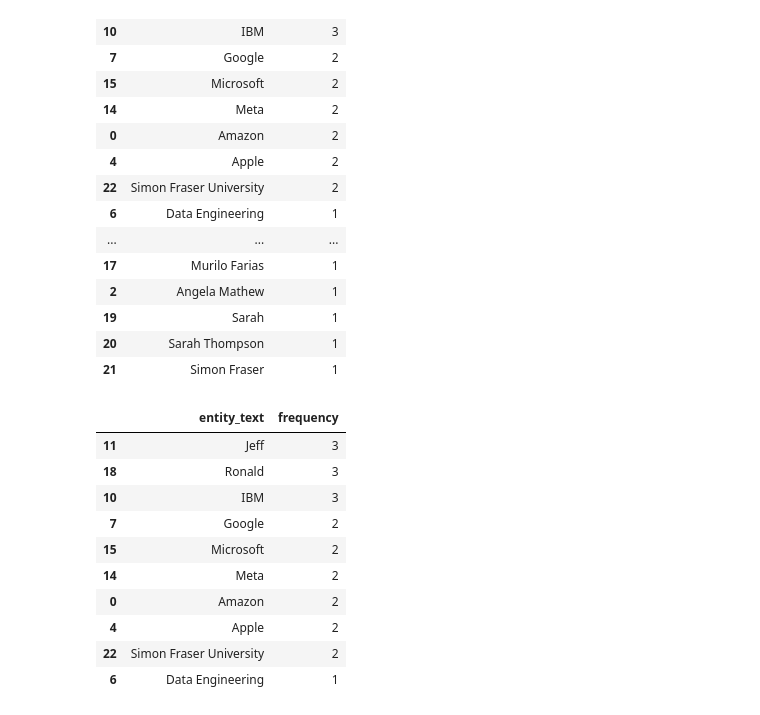
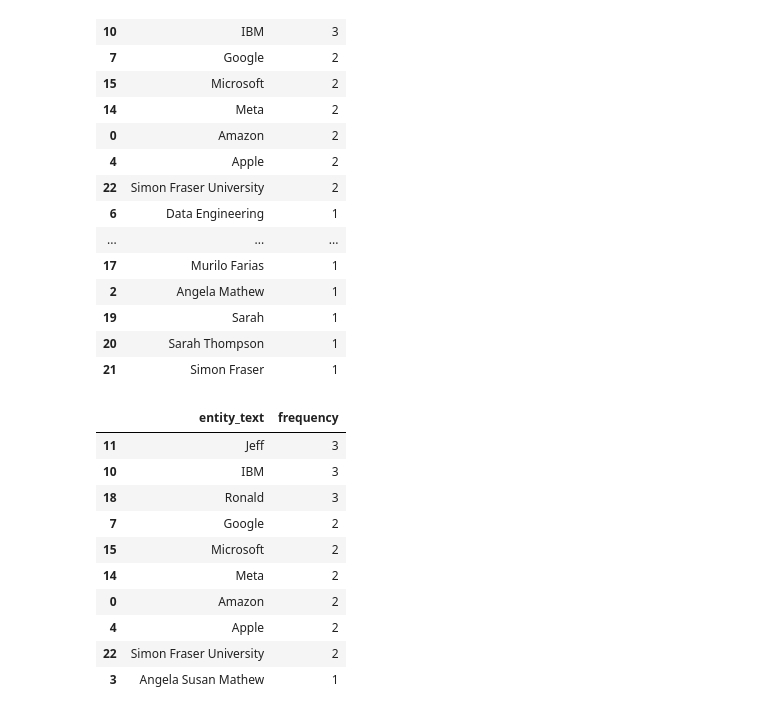
Before and after one commit to murilofarias10/Python, a Jupyter notebook: CLASSE_DEA113/exercise_.ipynb, the cells around one changed output. Drawn from its saved outputs; the diff is of its cells as text; code cells hidden in the pictures.

Commit message:
changing the way to get the top 10 frequency

```diff
--- a/CLASSE_DEA113/exercise_.ipynb
+++ b/CLASSE_DEA113/exercise_.ipynb
@@ -126,18 +126,23 @@ freq_table
 | 19 | Sarah | 1 |
 | 20 | Sarah Thompson | 1 |
 | 21 | Simon Fraser | 1 |
-# %%
-top_10 = freq_table.nlargest(10, "frequency")
-top_10
-# %% [output]
-|  | entity_text | frequency |
-| 11 | Jeff | 3 |
-| 18 | Ronald | 3 |
-| 10 | IBM | 3 |
-| 7 | Google | 2 |
-| 15 | Microsoft | 2 |
-| 14 | Meta | 2 |
-| 0 | Amazon | 2 |
-| 4 | Apple | 2 |
-| 22 | Simon Fraser University | 2 |
-| 6 | Data Engineering | 1 |
+# %%
+top_10_entities = (
+    freq_table
+    .sort_values(by="frequency", ascending=False)
+    .head(10)
+)
+# %%
+top_10_entities
+# %% [output]
+|  | entity_text | frequency |
+| 11 | Jeff | 3 |
+| 10 | IBM | 3 |
+| 18 | Ronald | 3 |
+| 7 | Google | 2 |
+| 15 | Microsoft | 2 |
+| 14 | Meta | 2 |
+| 0 | Amazon | 2 |
+| 4 | Apple | 2 |
+| 22 | Simon Fraser University | 2 |
+| 3 | Angela Susan Mathew | 1 |
```
